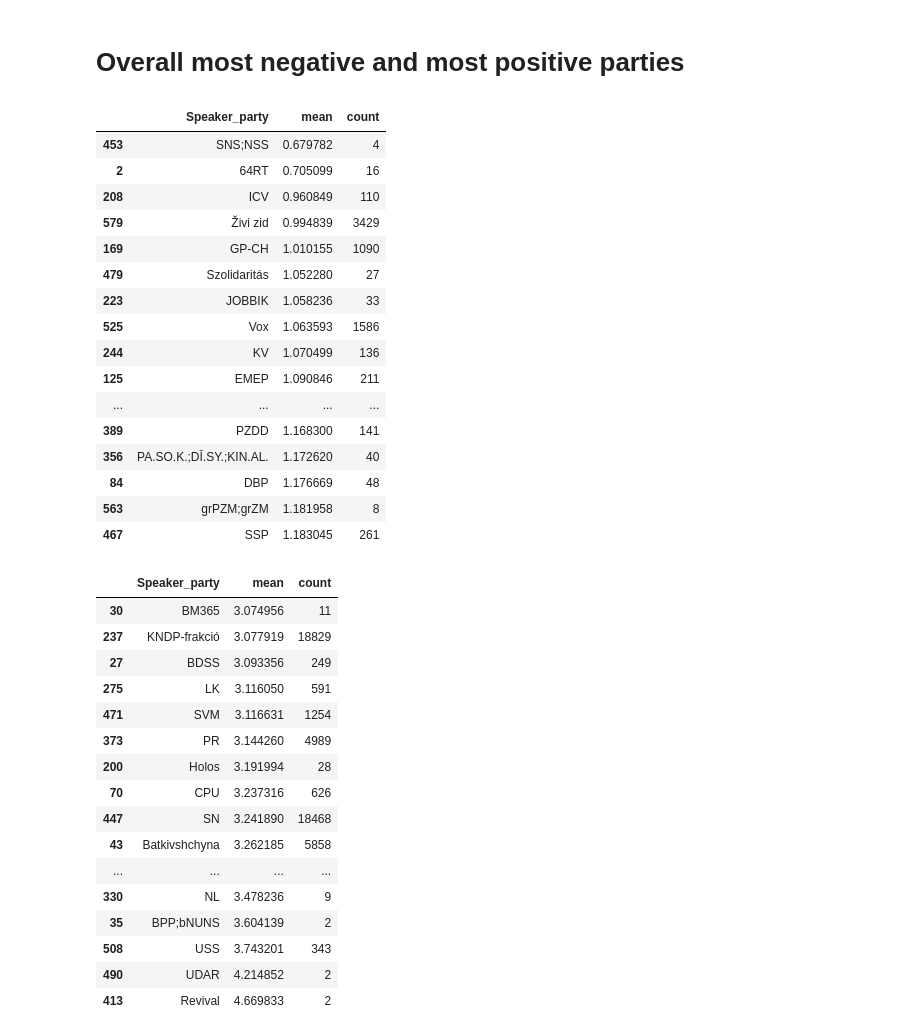
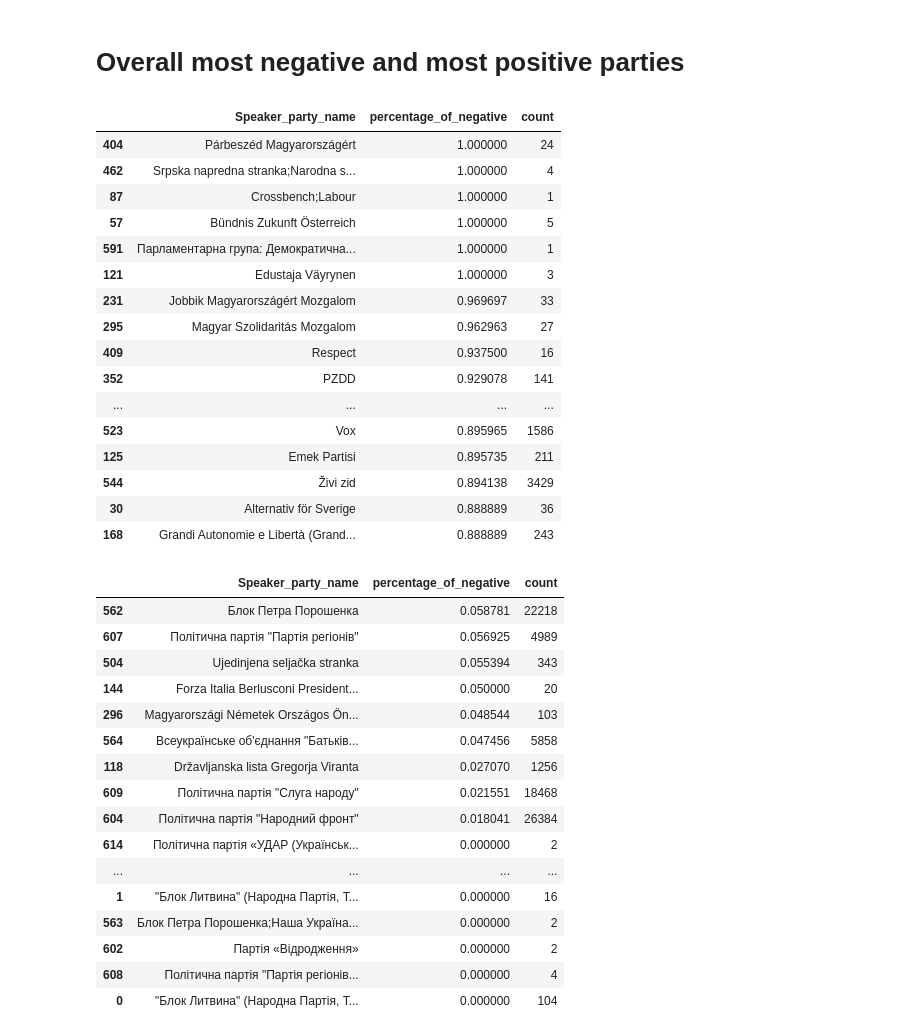
Before and after one commit to clarinsi/parlasent_analysis, a Jupyter notebook: 3_champions_of_sentiment_discoruse.ipynb, the cells around one changed output. Cells and saved outputs as stored; diff of their text form; code cells hidden in the pictures.

Commit message:
Take percentage of negative as measure in 3rd notebook.

```diff
--- a/3_champions_of_sentiment_discoruse.ipynb
+++ b/3_champions_of_sentiment_discoruse.ipynb
@@ -52,13 +52,15 @@ def calculate_sentiment(target="Speaker_name", *, country=None, term=None):
         nndf = ndf[c0].reset_index(drop=True)
     else:
         nndf = ndf
+    def percentage_of_negative(l: pd.Series) -> float:
+        return (l < 2.0).sum()/l.shape[0]
     gb2 = nndf.groupby([f"{target}"]).agg({
-        "logits_pondered": ["mean", "count"],
+        "logits_pondered": [percentage_of_negative, "count"],
     }).reset_index()
-    gb2.columns = f"{target} mean count".split()
+    gb2.columns = f"{target} percentage_of_negative count".split()
 
     # gb2 = gb2.merge(gb1, on=f"{target}", how="left")
-    gb2 = gb2.sort_values(by="mean", ascending=True)
+    gb2 = gb2.sort_values(by="percentage_of_negative", ascending=False)
     return gb2
 # %% [markdown]
 Let's inspect the terms we have available, so that an approximately equal timeframe can be set:
@@ -141,42 +159,42 @@ Name: logits_pondered, dtype: int64
 # %% [markdown]
 # Overall most negative and most positive parties
 # %%
-calculate_sentiment("Speaker_party", country="", term="").head(20)
+calculate_sentiment("Speaker_party_name", country="", term="").head(20)
 # %% [output]
-|  | Speaker_party | mean | count |
-| 453 | SNS;NSS | 0.679782 | 4 |
-| 2 | 64RT | 0.705099 | 16 |
-| 208 | ICV | 0.960849 | 110 |
-| 579 | Živi zid | 0.994839 | 3429 |
-| 169 | GP-CH | 1.010155 | 1090 |
-| 479 | Szolidaritás | 1.052280 | 27 |
-| 223 | JOBBIK | 1.058236 | 33 |
-| 525 | Vox | 1.063593 | 1586 |
-| 244 | KV | 1.070499 | 136 |
-| 125 | EMEP | 1.090846 | 211 |
+|  | Speaker_party_name | percentage_of_negative | count |
+| 404 | Párbeszéd Magyarországért | 1.000000 | 24 |
+| 462 | Srpska napredna stranka;Narodna s... | 1.000000 | 4 |
+| 87 | Crossbench;Labour | 1.000000 | 1 |
+| 57 | Bündnis Zukunft Österreich | 1.000000 | 5 |
+| 591 | Парламентарна група: Демократична... | 1.000000 | 1 |
+| 121 | Edustaja Väyrynen | 1.000000 | 3 |
+| 231 | Jobbik Magyarországért Mozgalom | 0.969697 | 33 |
+| 295 | Magyar Szolidaritás Mozgalom | 0.962963 | 27 |
+| 409 | Respect | 0.937500 | 16 |
+| 352 | PZDD | 0.929078 | 141 |
 | ... | ... | ... | ... |
-| 389 | PZDD | 1.168300 | 141 |
-| 356 | PA.SO.K.;DĪ.SY.;KIN.AL. | 1.172620 | 40 |
-| 84 | DBP | 1.176669 | 48 |
-| 563 | grPZM;grZM | 1.181958 | 8 |
-| 467 | SSP | 1.183045 | 261 |
+| 523 | Vox | 0.895965 | 1586 |
+| 125 | Emek Partisi | 0.895735 | 211 |
+| 544 | Živi zid | 0.894138 | 3429 |
+| 30 | Alternativ för Sverige | 0.888889 | 36 |
+| 168 | Grandi Autonomie e Libertà (Grand... | 0.888889 | 243 |
 # %%
-calculate_sentiment("Speaker_party", country="", term="").tail(20)
+calculate_sentiment("Speaker_party_name", country="", term="").tail(20)
 # %% [output]
-|  | Speaker_party | mean | count |
-| 30 | BM365 | 3.074956 | 11 |
-| 237 | KNDP-frakció | 3.077919 | 18829 |
-| 27 | BDSS | 3.093356 | 249 |
-| 275 | LK | 3.116050 | 591 |
-| 471 | SVM | 3.116631 | 1254 |
-| 373 | PR | 3.144260 | 4989 |
-| 200 | Holos | 3.191994 | 28 |
-| 70 | CPU | 3.237316 | 626 |
-| 447 | SN | 3.241890 | 18468 |
-| 43 | Batkivshchyna | 3.262185 | 5858 |
+|  | Speaker_party_name | percentage_of_negative | count |
+| 562 | Блок Петра Порошенка | 0.058781 | 22218 |
+| 607 | Політична партія "Партія регіонів" | 0.056925 | 4989 |
+| 504 | Ujedinjena seljačka stranka | 0.055394 | 343 |
+| 144 | Forza Italia Berlusconi President... | 0.050000 | 20 |
+| 296 | Magyarországi Németek Országos Ön... | 0.048544 | 103 |
+| 564 | Всеукраїнське об'єднання "Батьків... | 0.047456 | 5858 |
+| 118 | Državljanska lista Gregorja Viranta | 0.027070 | 1256 |
+| 609 | Політична партія "Слуга народу" | 0.021551 | 18468 |
+| 604 | Політична партія "Народний фронт" | 0.018041 | 26384 |
+| 614 | Політична партія «УДАР (Українськ... | 0.000000 | 2 |
 | ... | ... | ... | ... |
-| 330 | NL | 3.478236 | 9 |
-| 35 | BPP;bNUNS | 3.604139 | 2 |
-| 508 | USS | 3.743201 | 343 |
-| 490 | UDAR | 4.214852 | 2 |
-| 413 | Revival | 4.669833 | 2 |
+| 1 | "Блок Литвина" (Народна Партія, Т... | 0.000000 | 16 |
+| 563 | Блок Петра Порошенка;Наша Україна... | 0.000000 | 2 |
+| 602 | Партія «Відродження» | 0.000000 | 2 |
+| 608 | Політична партія "Партія регіонів... | 0.000000 | 4 |
+| 0 | "Блок Литвина" (Народна Партія, Т... | 0.000000 | 104 |
```
Also changed, not shown: parts of 2 cells of this notebook.
